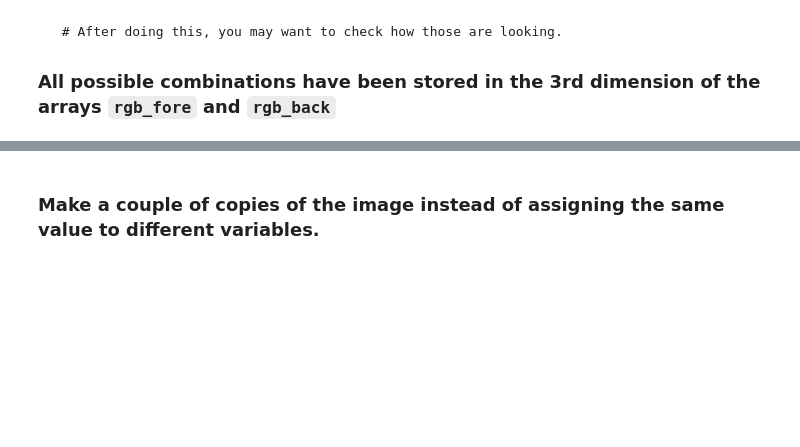
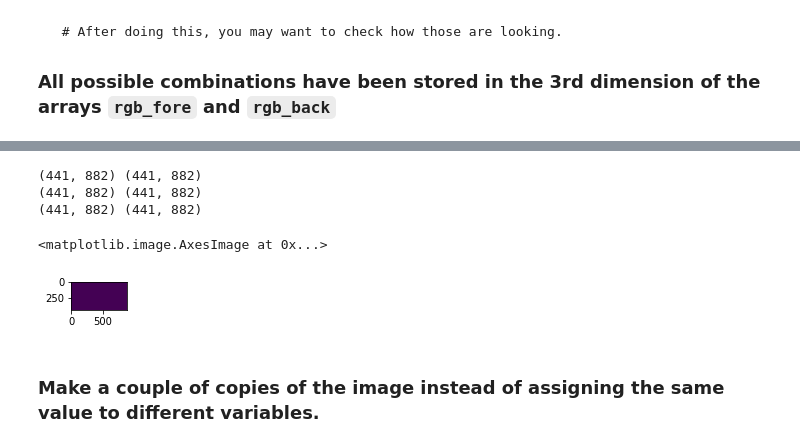
Before and after one commit to rihp/lab-image-segmentation, a Jupyter notebook: main.ipynb, the cells around one changed output, grey strips where cells are left out. Cells and saved outputs as stored; diff of their text form; code cells hidden in the pictures; blank space fills up the shorter version.

```diff
--- a/main.ipynb
+++ b/main.ipynb
@@ -139,3 +195,24 @@ for l in range(3):
+# %%
+first_run = True
+for l in range(3):
+    if first_run:
+        groupped = placeholder
+        switch = False
+    else:
+        groupped = np.concatenate((channel_path, groupped), axis=0)
+    channel_path = np.concatenate((rgb_fore[:,:,l],
+                               rgb_back[:,:,l]), axis=-1)
+    print(channel_path.shape, groupped.shape)
+
+plt.figure(figsize=(1,2))
+plt.imshow(groupped)
+#exportOutput(groupped, 'OUTPUT/channel.png')
+# %% [output]
+(441, 882) (441, 882)
+(441, 882) (441, 882)
+(441, 882) (441, 882)
+<matplotlib.image.AxesImage at 0x...>
+[figure, added]
 # %% [markdown]
 ### Make a couple of copies of the image instead of assigning the same value to different variables.
 # %%
```
Also changed, not shown: parts of 27 cells of this notebook, 33 other files.
